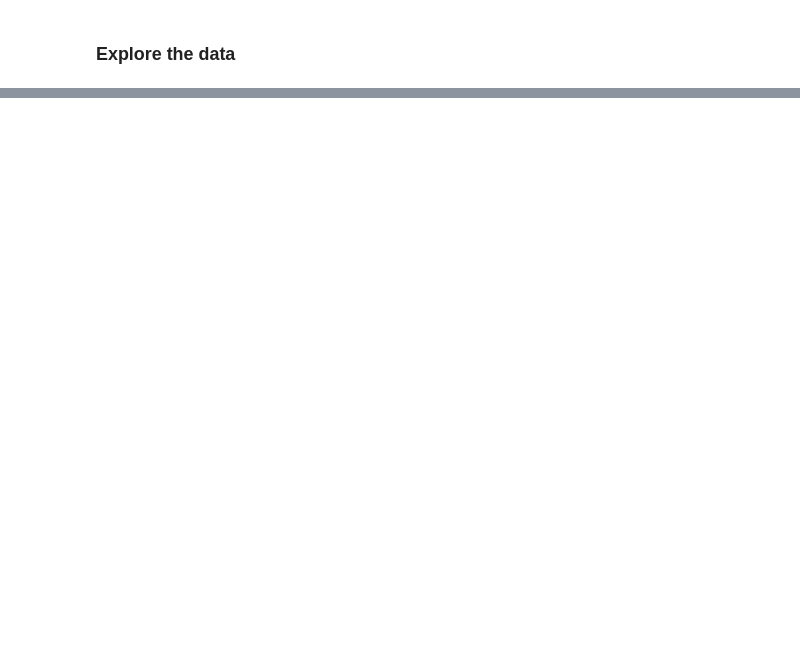
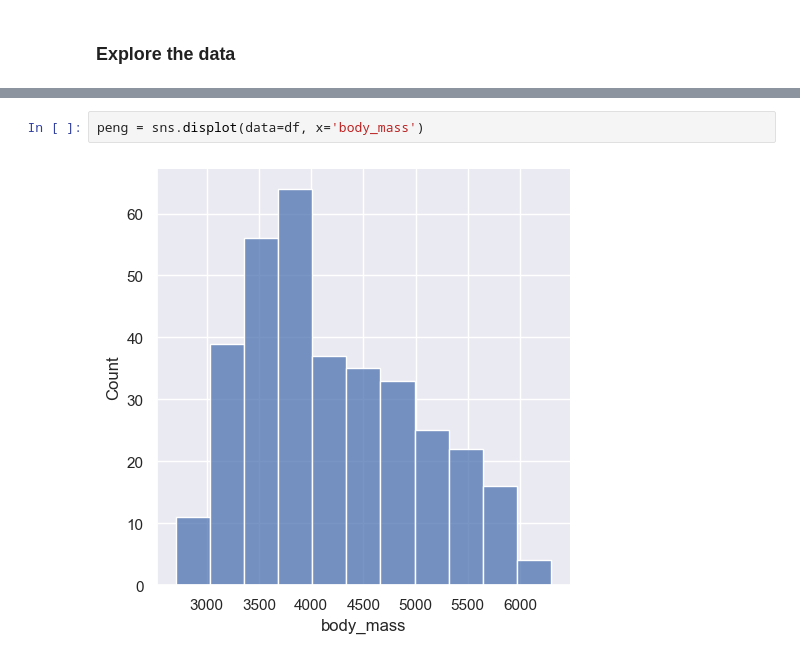
Before and after one commit to bing-codes/Graduate-Crash-Course, a Jupyter notebook: Day 4 Materials/answers_dayFour_python4Research.ipynb, the cells around one changed output, grey strips where cells are left out. Drawn from its saved outputs; the diff is of its cells as text; blank space fills up the shorter version.

```diff
--- a/Day 4 Materials/answers_dayFour_python4Research.ipynb
+++ b/Day 4 Materials/answers_dayFour_python4Research.ipynb
@@ -528,0 +177,4 @@ topic
+# %%
+peng = sns.displot(data=df, x='body_mass')
+# %% [output]
+[figure, added]
```
Also changed, not shown: parts of 117 cells of this notebook.
